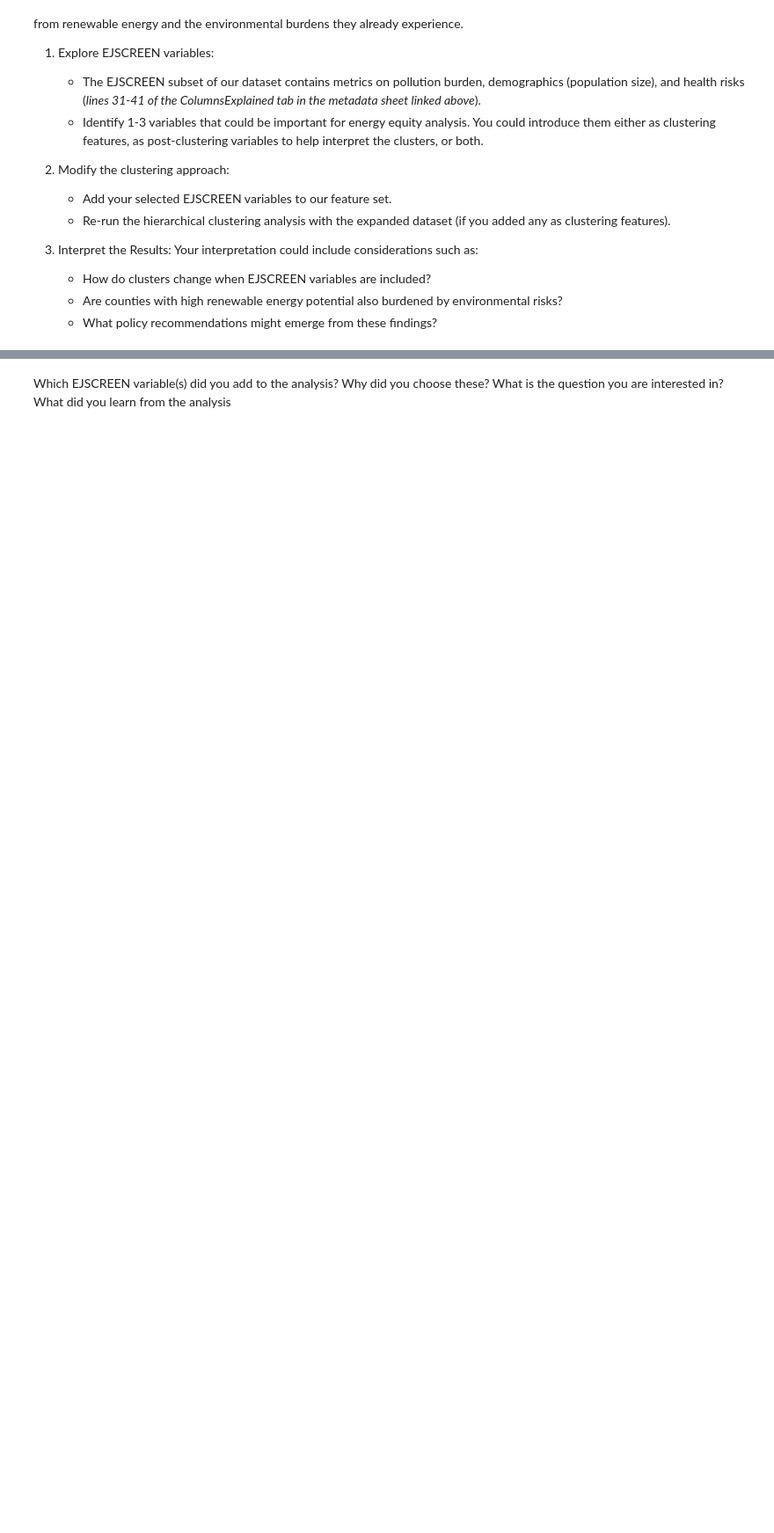
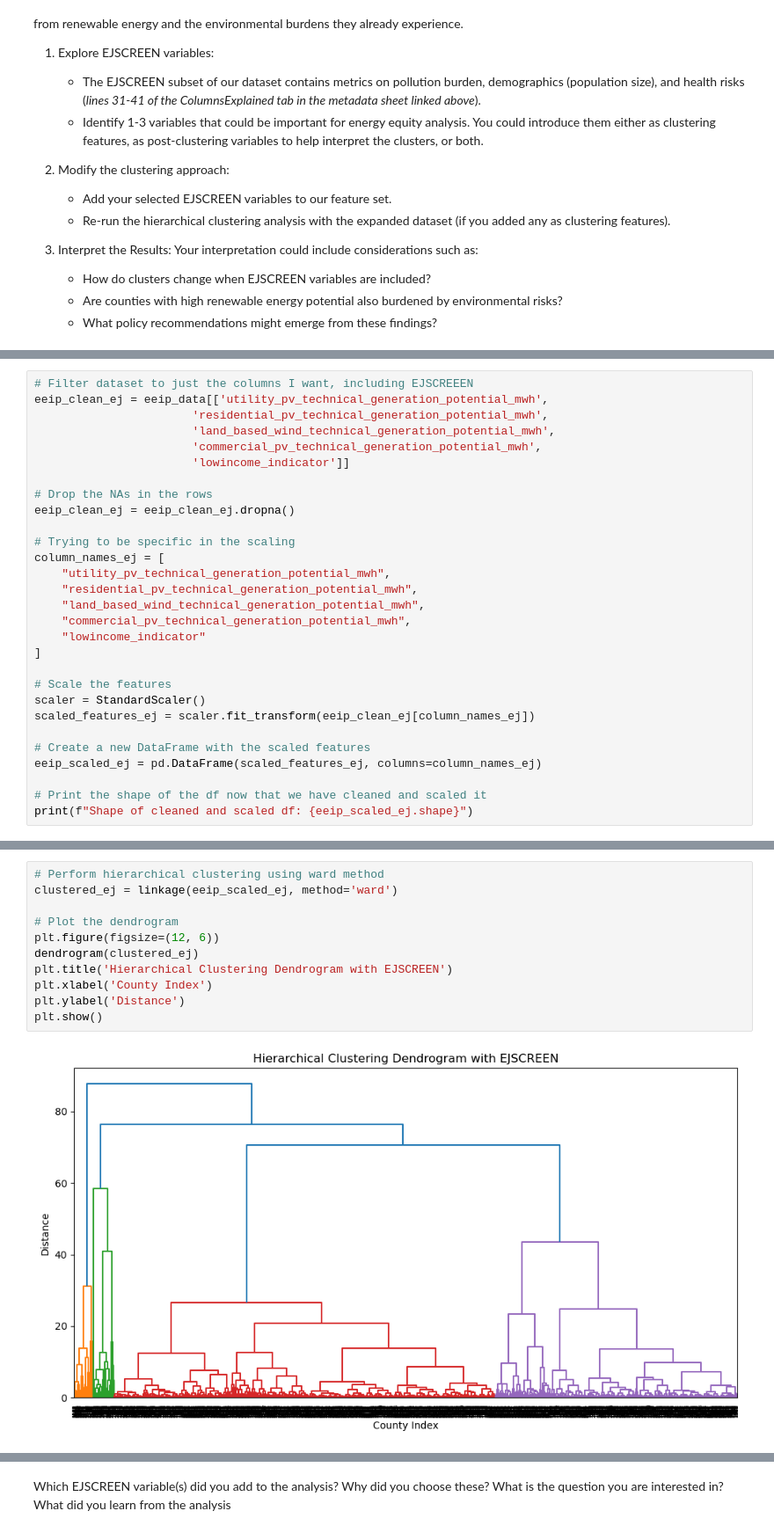
Before and after one commit to jorb1/EDS232-labs, a Jupyter notebook: Week8/lab8-ej-clustering-.ipynb, the cells around one changed output, grey strips where cells are left out. Shown at 88% size. Cells and saved outputs as stored; diff of their text form; blank space fills up the shorter version.

```diff
--- a/Week8/lab8-ej-clustering-.ipynb
+++ b/Week8/lab8-ej-clustering-.ipynb
@@ -177,0 +203,29 @@ So far, we have clustered counties based on **energy potential**, but energy pot
+# %%
+# Filter dataset to just the columns I want, including EJSCREEEN
+eeip_clean_ej = eeip_data[['utility_pv_technical_generation_potential_mwh',
+                       'residential_pv_technical_generation_potential_mwh',
+                       'land_based_wind_technical_generation_potential_mwh',
+                       'commercial_pv_technical_generation_potential_mwh',
+                       'lowincome_indicator']]
+
+# Drop the NAs in the rows
+eeip_clean_ej = eeip_clean_ej.dropna()
+
+# Trying to be specific in the scaling
+column_names_ej = [
+    "utility_pv_technical_generation_potential_mwh",
+    "residential_pv_technical_generation_potential_mwh",
+    "land_based_wind_technical_generation_potential_mwh",
+    "commercial_pv_technical_generation_potential_mwh",
+    "lowincome_indicator"
+]
+
+# Scale the features
+scaler = StandardScaler()
+scaled_features_ej = scaler.fit_transform(eeip_clean_ej[column_names_ej])
+
+# Create a new DataFrame with the scaled features
+eeip_scaled_ej = pd.DataFrame(scaled_features_ej, columns=column_names_ej)
+
+# Print the shape of the df now that we have cleaned and scaled it
+print(f"Shape of cleaned and scaled df: {eeip_scaled_ej.shape}")
@@ -177,0 +234,13 @@ So far, we have clustered counties based on **energy potential**, but energy pot
+# %%
+# Perform hierarchical clustering using ward method
+clustered_ej = linkage(eeip_scaled_ej, method='ward')
+
+# Plot the dendrogram
+plt.figure(figsize=(12, 6))
+dendrogram(clustered_ej)
+plt.title('Hierarchical Clustering Dendrogram with EJSCREEN')
+plt.xlabel('County Index')
+plt.ylabel('Distance')
+plt.show()
+# %% [output]
+[figure, added]
```
Also changed, not shown: parts of 7 cells of this notebook.
